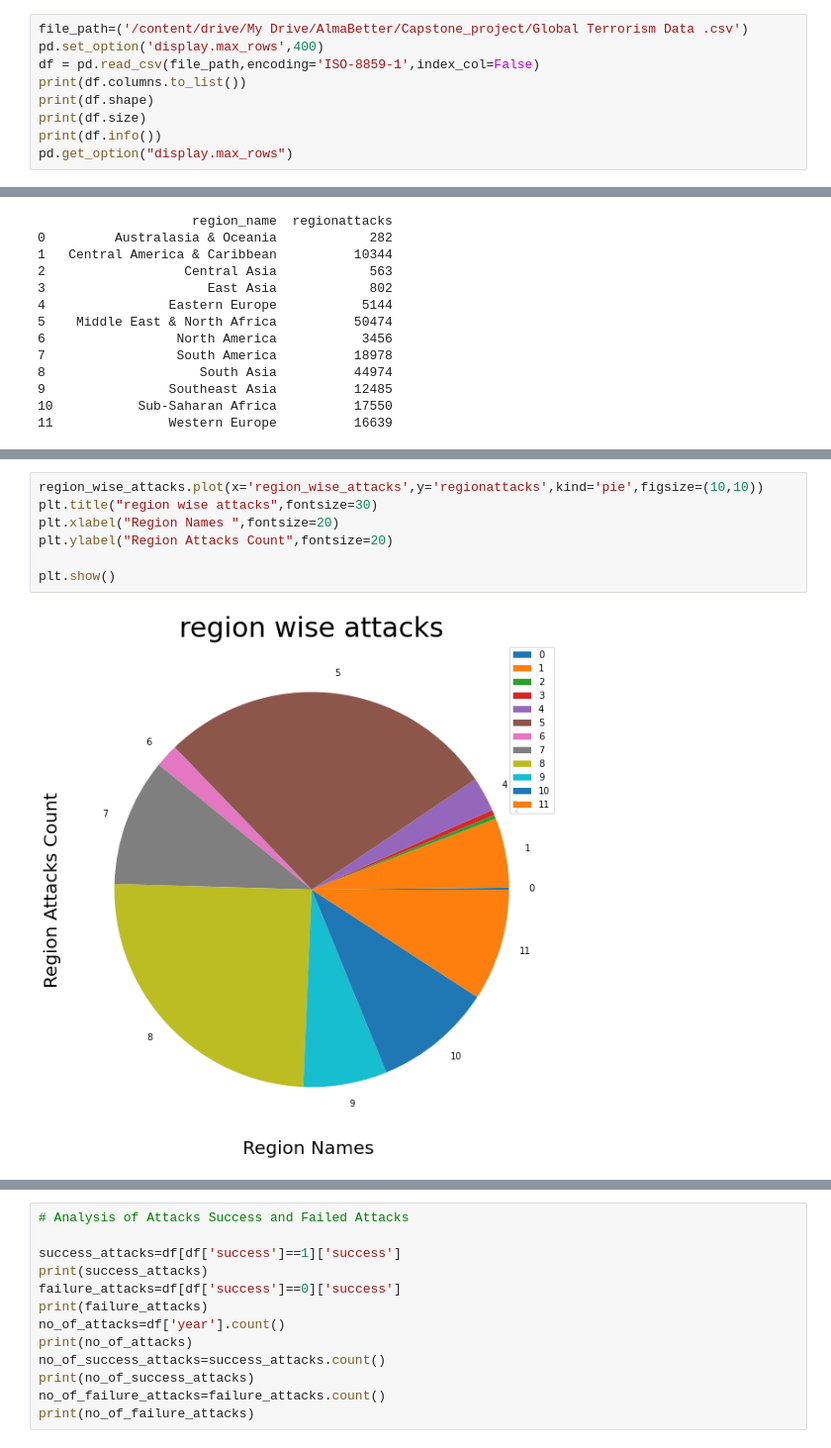
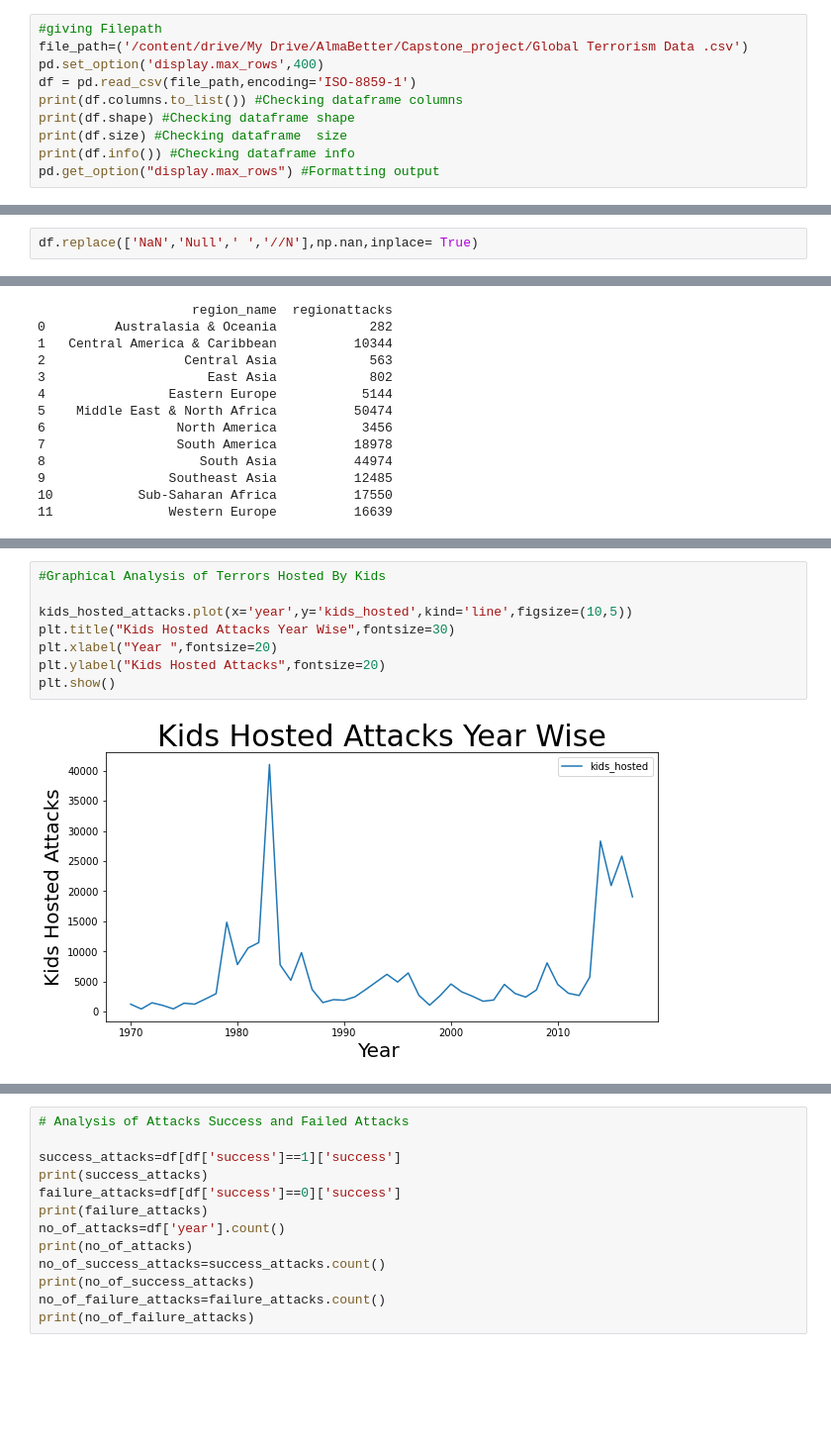
Before and after one commit to khairun0228/capstone_alma, a Jupyter notebook: Global_Terrorism_Analysis_Capstone_Project.ipynb, the cells around one changed output, grey strips where cells are left out. Shown: that part at 99% size. Drawn from its saved outputs; the diff is of its cells as text; blank space fills up the shorter version.

```diff
--- a/Global_Terrorism_Analysis_Capstone_Project.ipynb
+++ b/Global_Terrorism_Analysis_Capstone_Project.ipynb
@@ -12,14 +13,15 @@ drive.mount('/content/drive')
 # %% [output]
 Drive already mounted at /content/drive; to attempt to forcibly remount, call drive.mount("/content/drive", force_remount=True).
 # %%
+#giving Filepath
 file_path=('/content/drive/My Drive/AlmaBetter/Capstone_project/Global Terrorism Data .csv')
 pd.set_option('display.max_rows',400)
-df = pd.read_csv(file_path,encoding='ISO-8859-1',index_col=False)
-print(df.columns.to_list())
-print(df.shape)
-print(df.size)
-print(df.info())
-pd.get_option("display.max_rows")
+df = pd.read_csv(file_path,encoding='ISO-8859-1')
+print(df.columns.to_list()) #Checking dataframe columns
+print(df.shape) #Checking dataframe shape
+print(df.size) #Checking dataframe  size
+print(df.info()) #Checking dataframe info
+pd.get_option("display.max_rows") #Formatting output
 # %% [output]
 ['eventid', 'iyear', 'imonth', 'iday', 'approxdate', 'extended', 'resolution', 'country', 'country_txt', 'region', 'region_txt', 'provstate', 'city', 'latitude', 'longitude', 'specificity', 'vicinity' ...
 (181691, 135)
@@ -33,0 +70,2 @@ None
+# %%
+df.replace(['NaN','Null',' ','//N'],np.nan,inplace= True)
@@ -588,9 +741,10 @@ print(region_wise_attacks)
 # %%
-region_wise_attacks.plot(x='region_wise_attacks',y='regionattacks',kind='pie',figsize=(10,10))
-plt.title("region wise attacks",fontsize=30)
-plt.xlabel("Region Names ",fontsize=20)
-plt.ylabel("Region Attacks Count",fontsize=20)
+#Graphical Analysis of Terrors Hosted By Kids
 
+kids_hosted_attacks.plot(x='year',y='kids_hosted',kind='line',figsize=(10,5))
+plt.title("Kids Hosted Attacks Year Wise",fontsize=30)
+plt.xlabel("Year ",fontsize=20)
+plt.ylabel("Kids Hosted Attacks",fontsize=20)
 plt.show()
 # %% [output]
-[figure, old version]
+[figure, new version]
```
Also changed, not shown: parts of 37 cells of this notebook.
